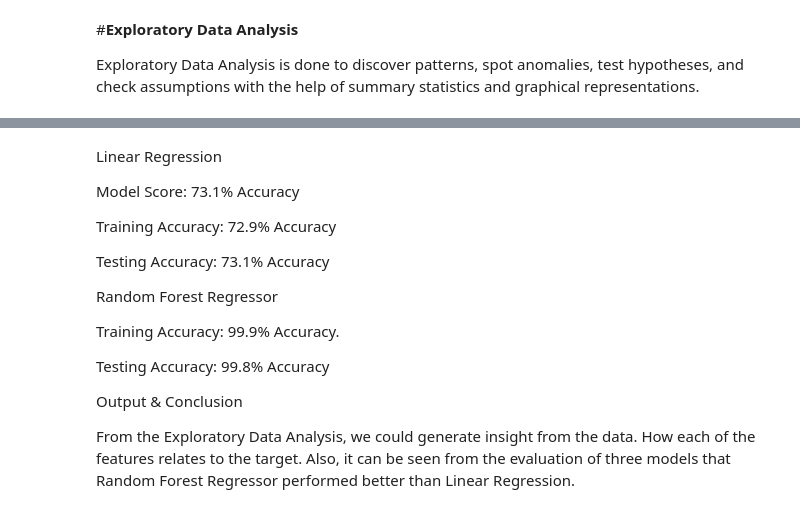
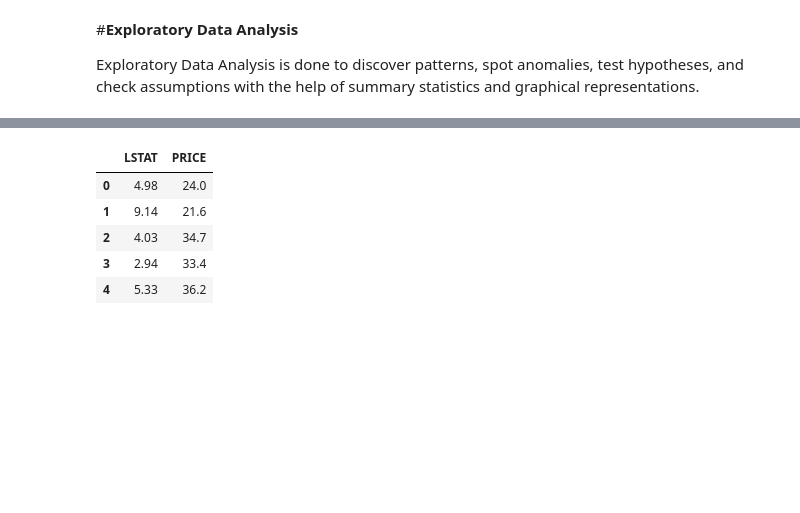
Before and after one commit to Chanda-p/Projects, a Jupyter notebook: Boston/Machine_Learning_LinearRegression_Boston_Housing_Project.ipynb, the cells around one changed output, grey strips where cells are left out. Cells and saved outputs as stored; diff of their text form; code cells hidden in the pictures; blank space fills up the shorter version.

```diff
--- a/Boston/Machine_Learning_LinearRegression_Boston_Housing_Project.ipynb
+++ b/Boston/Machine_Learning_LinearRegression_Boston_Housing_Project.ipynb
@@ -363,18 +103,11 @@ plt.show()
-# %% [markdown]
-Linear Regression
-
-Model Score: 73.1% Accuracy
-
-Training Accuracy: 72.9% Accuracy
-
-Testing Accuracy: 73.1% Accuracy
-
-Random Forest Regressor
-
-Training Accuracy: 99.9% Accuracy.
-
-Testing Accuracy: 99.8% Accuracy
-
-Output & Conclusion
-
-From the Exploratory Data Analysis, we could generate insight from the data. How each of the features relates to the target. Also, it can be seen from the evaluation of three models that Random Forest Regressor performed better than Linear Regression.
+# %%
+#The 2 main variable are 'lstat'- inDependent variable and 'price' dependent variable. So we'll segregate the data.
+data_= boston.loc[:,['LSTAT','PRICE']]
+data_.head(5)
+# %% [output]
+|  | LSTAT | PRICE |
+| 0 | 4.98 | 24.0 |
+| 1 | 9.14 | 21.6 |
+| 2 | 4.03 | 34.7 |
+| 3 | 2.94 | 33.4 |
+| 4 | 5.33 | 36.2 |
```
Also changed, not shown: parts of 64 cells of this notebook.
